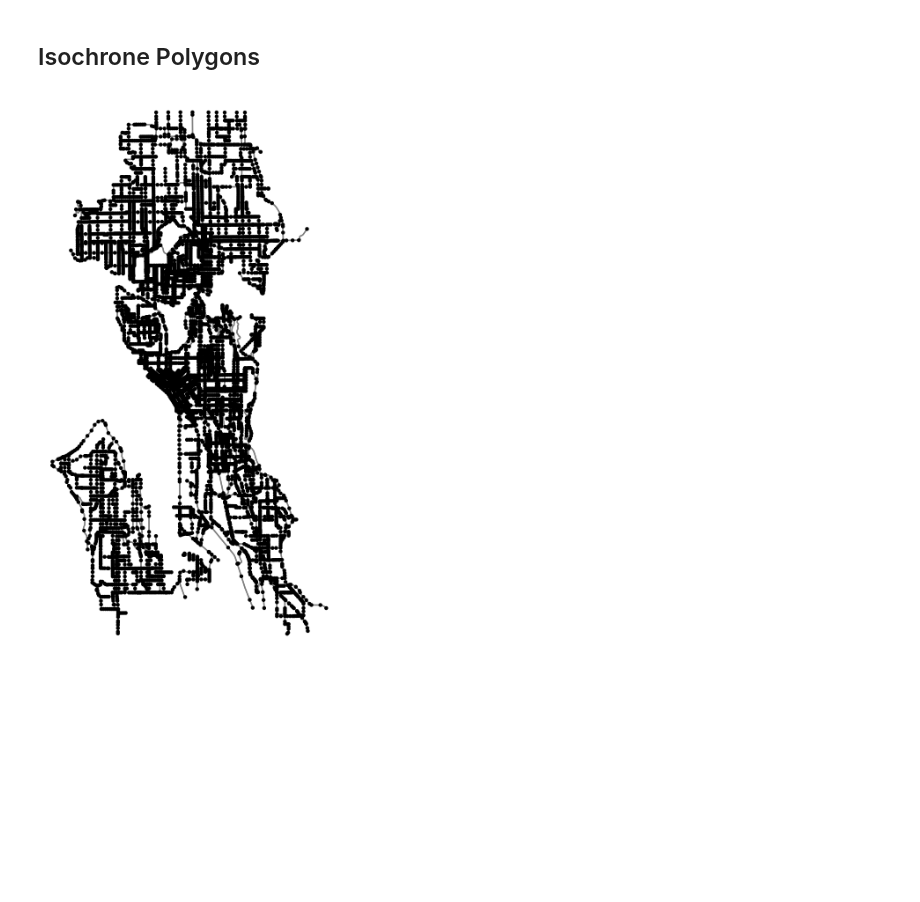
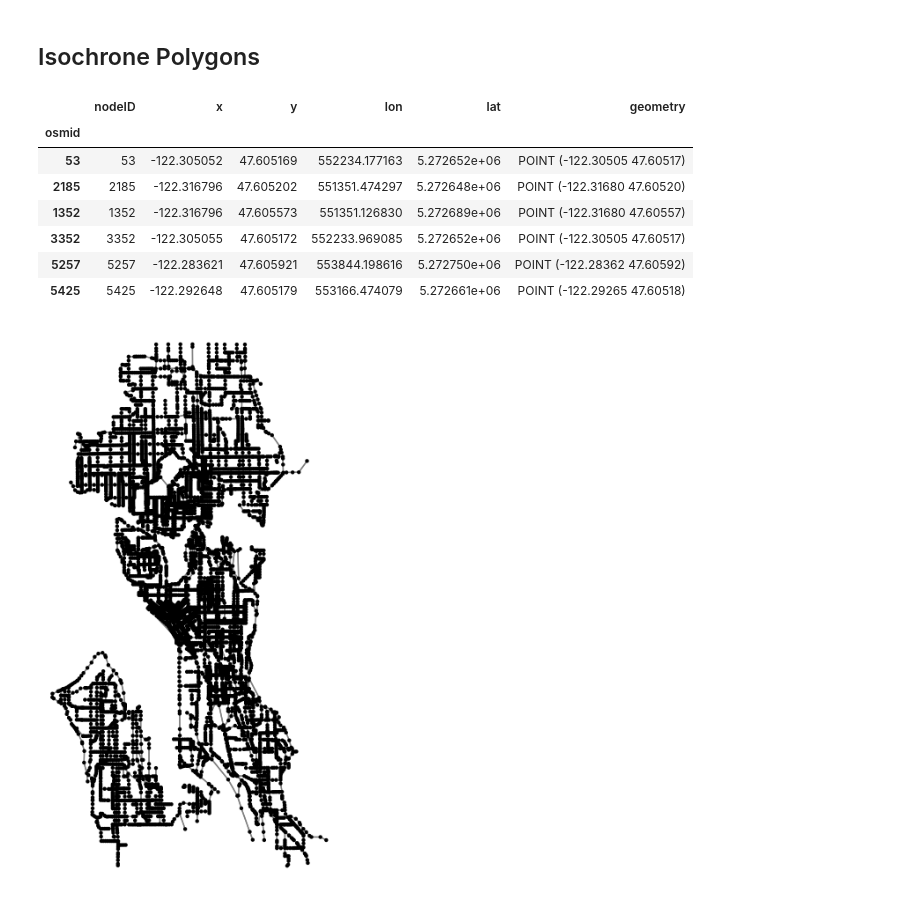
Before and after one commit to kmccravy/Bike-Project, a Jupyter notebook: NetworkAnalysis_SeattlePlanned.ipynb, the cells around one changed output. Cells and saved outputs as stored; diff of their text form; code cells hidden in the pictures; blank space fills up the shorter version.

```diff
--- a/NetworkAnalysis_SeattlePlanned.ipynb
+++ b/NetworkAnalysis_SeattlePlanned.ipynb
@@ -50,3 +40,15 @@ sNode = ox.distance.nearest_nodes(sGraph, X=sCoords[1], Y=sCoords[0], return_dis
 # %%
-nodes = ox.graph_to_gdfs(sGraph, nodes=True, edges=False)
-edges = ox.graph_to_gdfs(sGraph, nodes=False, edges=True)
+#seattle coordinates are [47.605465173774206, -122.3192423656039]
+test = nodes[nodes['y']>47.605]
+test = test[test['y']<47.606]
+test = test[test['x']> -122.319]
+test
+# %% [output]
+|  | nodeID | x | y | lon | lat | geometry |
+| osmid |  |  |  |  |  |  |
+| 53 | 53 | -122.305052 | 47.605169 | 552234.177163 | 5.272652e+06 | POINT (-122.30505 47.60517) |
+| 2185 | 2185 | -122.316796 | 47.605202 | 551351.474297 | 5.272648e+06 | POINT (-122.31680 47.60520) |
+| 1352 | 1352 | -122.316796 | 47.605573 | 551351.126830 | 5.272689e+06 | POINT (-122.31680 47.60557) |
+| 3352 | 3352 | -122.305055 | 47.605172 | 552233.969085 | 5.272652e+06 | POINT (-122.30505 47.60517) |
+| 5257 | 5257 | -122.283621 | 47.605921 | 553844.198616 | 5.272750e+06 | POINT (-122.28362 47.60592) |
+| 5425 | 5425 | -122.292648 | 47.605179 | 553166.474079 | 5.272661e+06 | POINT (-122.29265 47.60518) |
```
Also changed, not shown: parts of 17 cells of this notebook, 8 other files.
